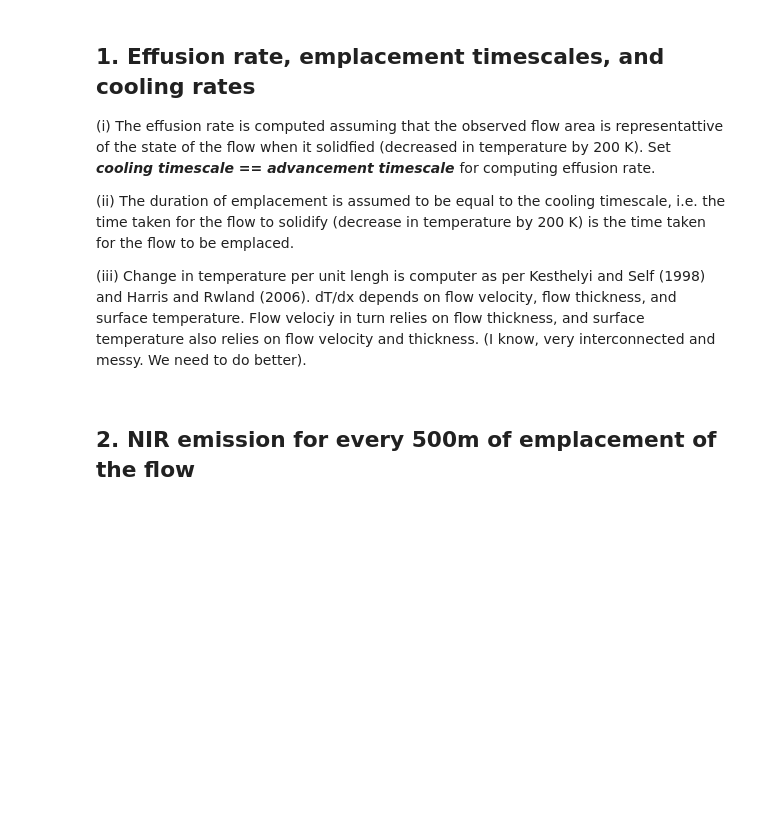
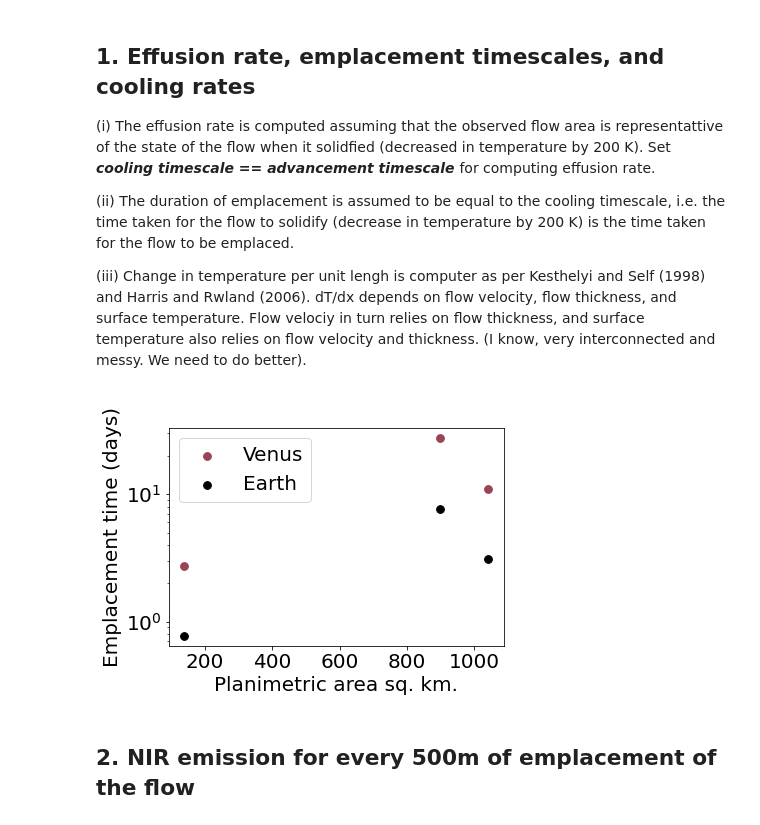
Before and after one commit to iganache/lavatherm1D, a Jupyter notebook: flow_advancement_cooling.ipynb, the cells around one changed output. Saved outputs shown, nothing was run; the diff lists cells and outputs as text; code cells hidden in the pictures; blank space fills up the shorter version.

```diff
--- a/flow_advancement_cooling.ipynb
+++ b/flow_advancement_cooling.ipynb
@@ -58,26 +71,53 @@ h = 10.0
 q_venus = flow.coupled_flux(Tcrust, Tatm_venus, k, 0.95)
 q_earth = flow.radiation_flux(Tcrust, Tatm_earth) + flow.convection_flux(Tcrust, Tatm_earth)
 
-for i in range(len(flows)):
-    if flows[i]["height"] == None:
+for i in range(len(flows_df)):
+    if flows_df.iloc[i]["height"] == 0.0:
         h = h
     else:
-        h = flows[i]["height"]
+        h = flows_df.iloc[i]["height"]
 
     ## Effusion rate
-    flows[i]["E"] = q_venus * flows[i]["area_plan"] / (Tlava - Tsolid) / rho / Cp
+    flows_df.iloc[i]["E"] = q_venus * flows_df.iloc[i]["area_plan"] / (Tlava - Tsolid) / rho / Cp
+    flows_df.iloc[i]["E_e"] = q_earth * flows_df.iloc[i]["area_plan"] / (Tlava - Tsolid) / rho / Cp
 
     ## Emplacement aka cooling time
-    flows[i]["tcool"] = h * Cp * rho * (Tlava - Tsolid) / q_venus
+    flows_df.iloc[i]["tcool"] = h * Cp * rho * (Tlava - Tsolid) / q_venus
+    flows_df.iloc[i]["tcool_e"] = h * Cp * rho * (Tlava - Tsolid) / q_earth
 
     ## Cooling rate per unit length
-    flows[i]["dTdx"] = q_venus / rho / Cp / (flows[i]["E"]/flows[i]["width"])
+    flows_df.iloc[i]["dTdx"] = q_venus / rho / Cp / (flows_df.iloc[i]["E"]/flows[i]["width"])
+    flows_df.iloc[i]["dTdx_e"] = q_earth / rho / Cp / (flows_df.iloc[i]["E"]/flows[i]["width"])
 
     ## Cooling rate per unit time
-    flows[i]["dTdt"] = q_venus / rho / Cp / h
+    flows_df.iloc[i]["dTdt"] = q_venus / rho / Cp / h
+    flows_df.iloc[i]["dTdt_e"] = q_earth / rho / Cp / h
 
     ## Average advancement velocity
-    flows[i]["vel_avg"] = flows[i]["E"] / flows[i]["width"] / h
+    flows_df.iloc[i]["vel_avg"] = flows_df.iloc[i]["E"] / flows_df.iloc[i]["width"] / h
+    flows_df.iloc[i]["vel_avg_e"] = flows_df.iloc[i]["E_e"] / flows_df.iloc[i]["width"] / h
+# %%
+xfield = flows_df["area_plan"]/1e6
+xlabel = "Planimetric area sq. km."
+ylabel = "Emplacement time (days)"
+fs = 20
+
+
+fig, ax = plt.subplots(1,1)
+# fig.set_size_inches(8, 8)
+
+ax.scatter(xfield, flows_df["tcool"]/3600/24, s = 60, color = "#994455", label = "Venus")
+ax.scatter(xfield, flows_df["tcool_e"]/3600/24, s = 60, color = "k", label = "Earth")
+
+ax.set_xlabel(xlabel, fontsize = fs)
+ax.set_ylabel(ylabel, fontsize = fs)
+plt.xticks(fontsize = fs)
+plt.yticks(fontsize = fs)
+plt.legend(fontsize=fs)
+plt.semilogy()
+plt.show()
+# %% [output]
+[figure, added]
 # %% [markdown]
 ## <b>2. NIR emission for every 500m of emplacement of the flow </b>
 # %%
```
Also changed, not shown: parts of 4 cells of this notebook.
